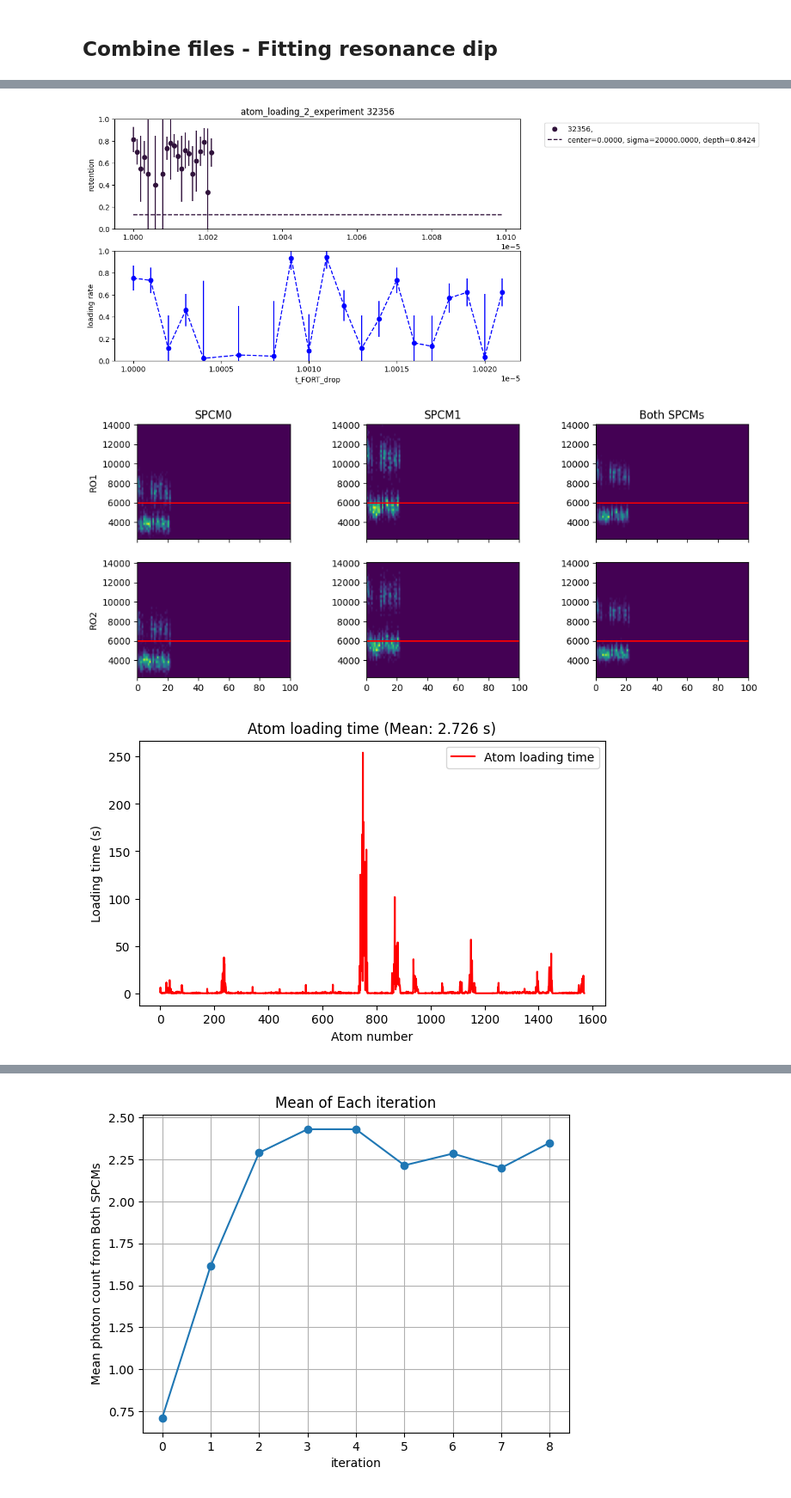
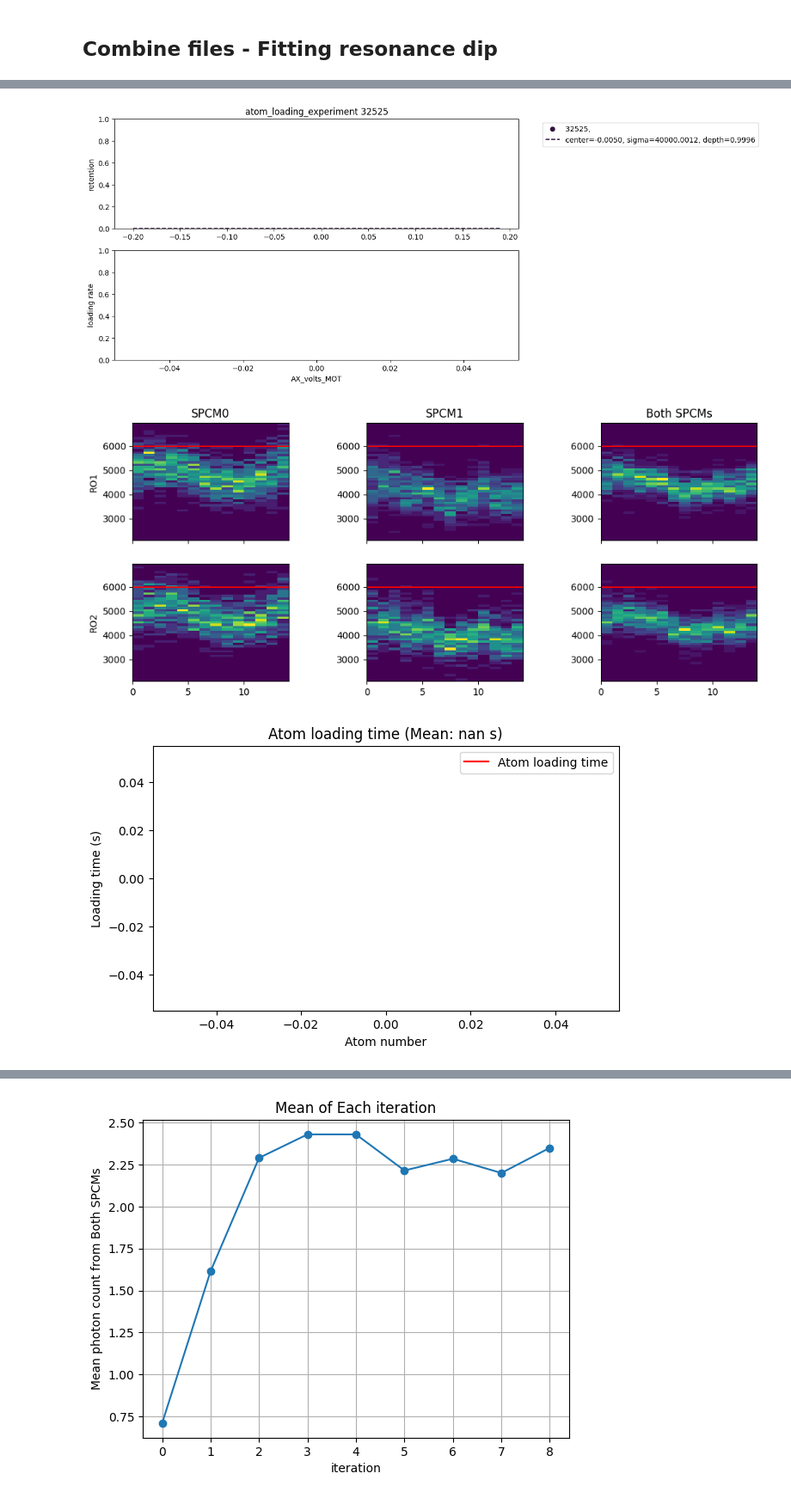
Before and after one commit to QuantumQuadrate/qn_artiq_routines, a Jupyter notebook: Analysis/Single atom analysis/atom_loading_analysis_2025.ipynb, the cells around one changed output, grey strips where cells are left out. Shown at 86% size. Cells and saved outputs as stored; diff of their text form; code cells hidden in the pictures.

```diff
--- a/Analysis/Single atom analysis/atom_loading_analysis_2025.ipynb
+++ b/Analysis/Single atom analysis/atom_loading_analysis_2025.ipynb
@@ -23,7 +23,7 @@ print(set_point_PD6_AOM_A6)
 0.078
 0.078
 # %%
-date_filters = ["2025-12-11"]
+date_filters = ["2025-12-14"]
 
 from matplotlib import pyplot as plt
 import matplotlib as mpl
@@ -100,7 +89,7 @@ With fitting the resonance for microwave scans
 """
 ### the file(s) to analyze:
 file_indices = {
-    21:'',
+    2:'',
     # 45:'',
     # 47:'',
     # 49:'',
@@ -399,3 +387,3 @@ center=0.0000, sigma=20000.0000, depth=0.8424
-[figure, old version]
+[figure, new version]
-[figure, old version]
+[figure, new version]
-[figure, old version]
+[figure, new version]
```
Also changed, not shown: parts of 3 cells of this notebook, 4 other files.
